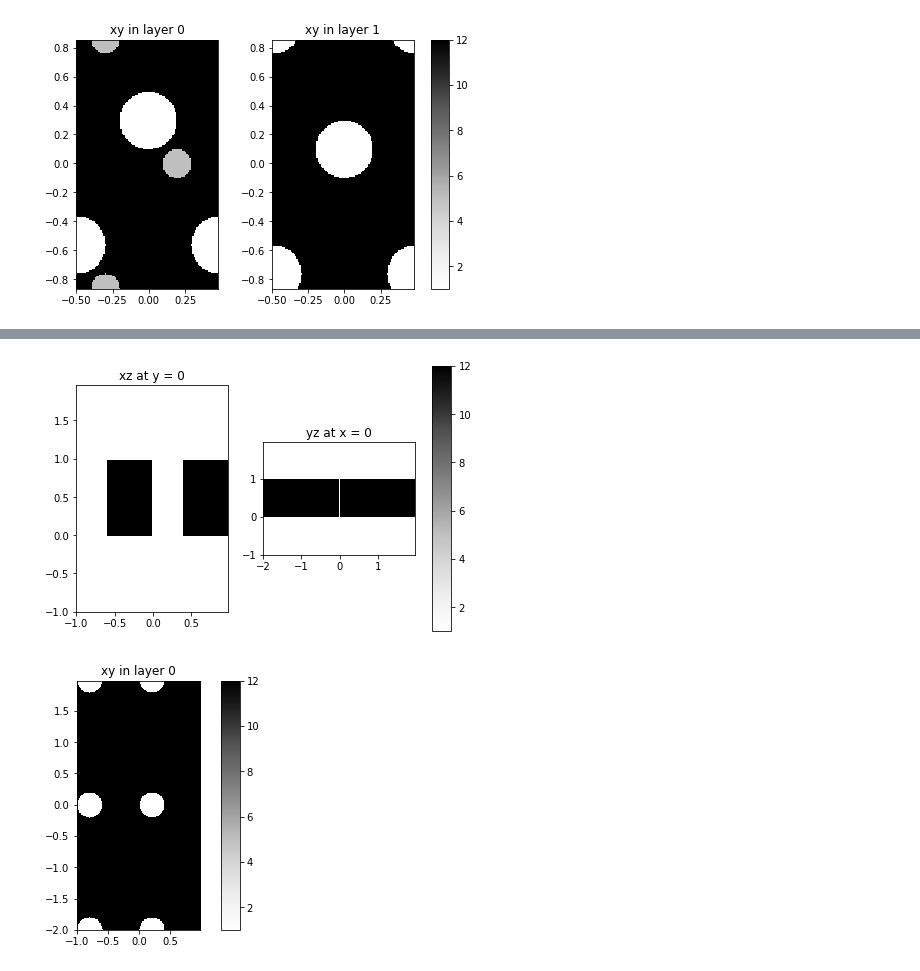
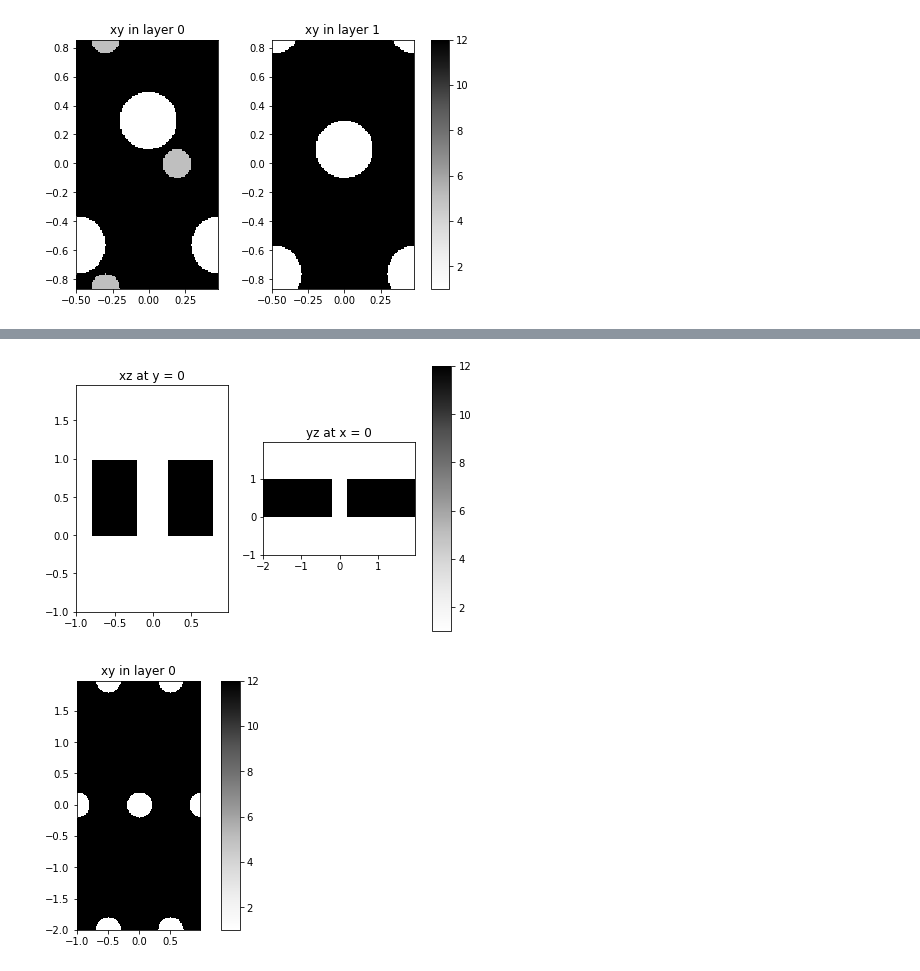
Before and after one commit to fancompute/legume, a Jupyter notebook: test_gme.ipynb, the cells around one changed output, grey strips where cells are left out. Saved outputs shown, nothing was run; the diff lists cells and outputs as text; code cells hidden in the pictures.

Commit message:
FT now works for all lattices

```diff
--- a/test_gme.ipynb
+++ b/test_gme.ipynb
@@ -57,18 +76,18 @@ gme.plot_overview_ft()
 # %%
 # Initialize a lattice
-lattice = Lattice([1, 0], [1, 2])
+lattice = Lattice([1, 0], [0.5, 2])
 # Initialize a PhC (by default with eps = 1 in upper and lower cladding, we set upper one to 5)
 phc = PhotCryst(lattice)
 # Add a layer to the PhC with thickness 1 and background permittivity 10
 phc.add_layer(d=1, eps_b=12)
 # Add a shape to this layer
 # phc.add_shape('circle', {'x': 0, 'y': 0.2, 'r': 0.4, 'eps': 1}, layer_ind=0)
-phc.add_shape('circle', {'x': 0.2, 'y': 0, 'r': 0.2, 'eps': 1}, layer_ind=0)
+phc.add_shape('circle', {'x': 0, 'y': 0, 'r': 0.2, 'eps': 1}, layer_ind=0)
 # Plot an overview picture
 phc.plot_overview()
 # %% [output]
-[figure, old version]
+[figure, new version]
-[figure, old version]
+[figure, new version]
 # %%
 gme = GuidedModeExp(phc, gmax=5)
 gme.plot_overview_ft()
```
Also changed, not shown: parts of 8 cells of this notebook, 2 other files.
